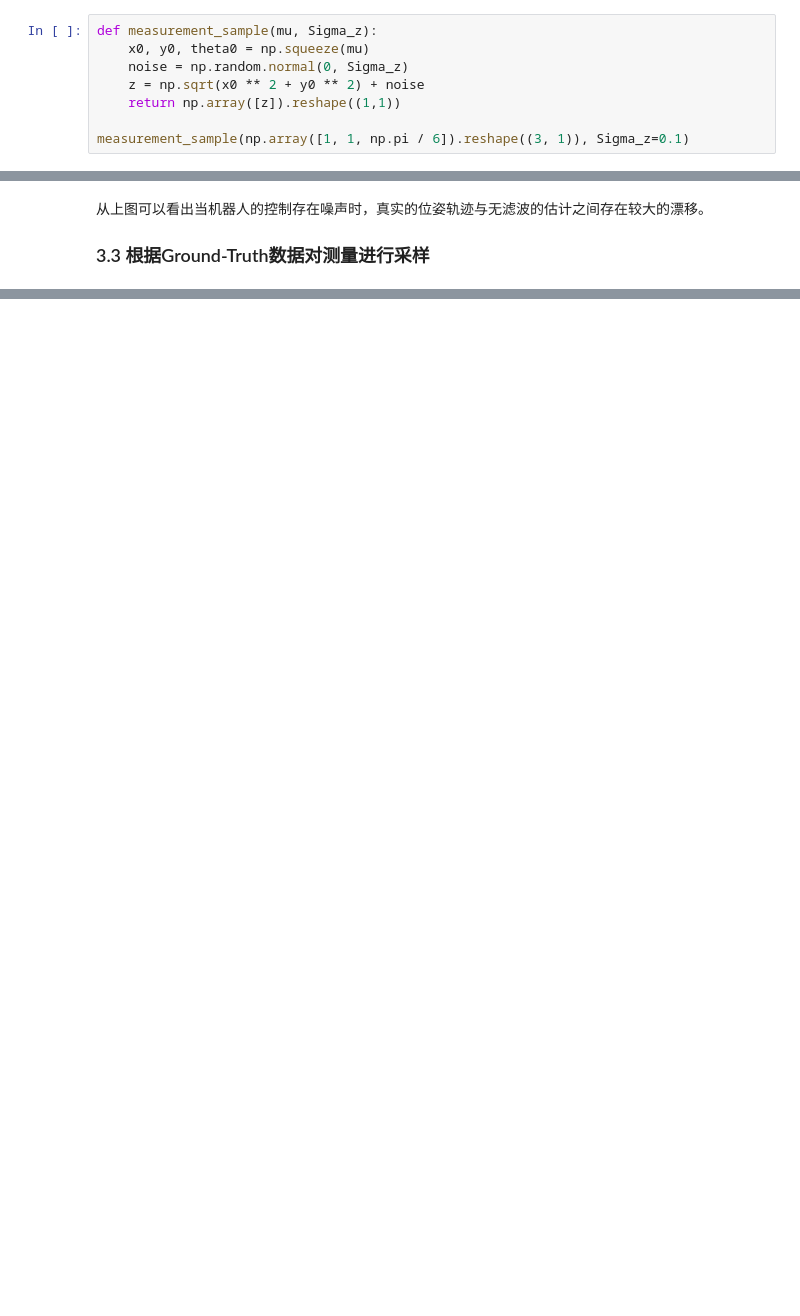
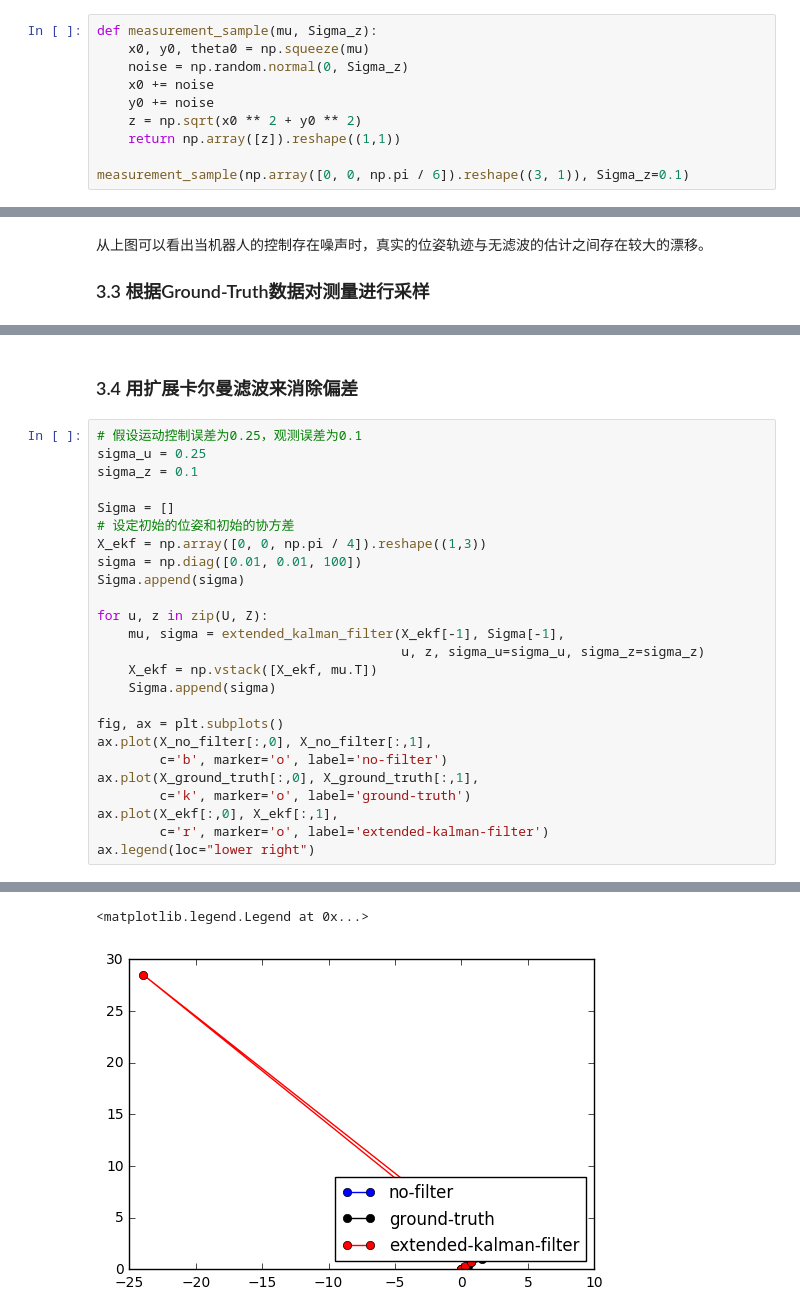
Before and after one commit to liuii/ProbRobotics, a Jupyter notebook: notebooks/01GaussianFileters/ExtendedKalmanFilter.ipynb, the cells around one changed output, grey strips where cells are left out. Drawn from its saved outputs; the diff is of its cells as text; blank space fills up the shorter version.

```diff
--- a/notebooks/01GaussianFileters/ExtendedKalmanFilter.ipynb
+++ b/notebooks/01GaussianFileters/ExtendedKalmanFilter.ipynb
@@ -110,8 +110,10 @@ array([[ 4.4325001 ],
 def measurement_sample(mu, Sigma_z):
     x0, y0, theta0 = np.squeeze(mu)
     noise = np.random.normal(0, Sigma_z)
-    z = np.sqrt(x0 ** 2 + y0 ** 2) + noise
+    x0 += noise
+    y0 += noise
+    z = np.sqrt(x0 ** 2 + y0 ** 2)
     return np.array([z]).reshape((1,1))
 
-measurement_sample(np.array([1, 1, np.pi / 6]).reshape((3, 1)), Sigma_z=0.1)
+measurement_sample(np.array([0, 0, np.pi / 6]).reshape((3, 1)), Sigma_z=0.1)
 # %% [output]
@@ -277,0 +296,28 @@ print(Z)
+# %% [markdown]
+### 3.4 用扩展卡尔曼滤波来消除偏差
+# %%
+# 假设运动控制误差为0.25，观测误差为0.1
+sigma_u = 0.25
+sigma_z = 0.1
+
+Sigma = []
+# 设定初始的位姿和初始的协方差
+X_ekf = np.array([0, 0, np.pi / 4]).reshape((1,3))
+sigma = np.diag([0.01, 0.01, 100])
+Sigma.append(sigma)
+
+for u, z in zip(U, Z):
+    mu, sigma = extended_kalman_filter(X_ekf[-1], Sigma[-1],
+                                       u, z, sigma_u=sigma_u, sigma_z=sigma_z)
+    X_ekf = np.vstack([X_ekf, mu.T])
+    Sigma.append(sigma)
+
+fig, ax = plt.subplots()
+ax.plot(X_no_filter[:,0], X_no_filter[:,1],
+        c='b', marker='o', label='no-filter')
+ax.plot(X_ground_truth[:,0], X_ground_truth[:,1],
+        c='k', marker='o', label='ground-truth')
+ax.plot(X_ekf[:,0], X_ekf[:,1],
+        c='r', marker='o', label='extended-kalman-filter')
+ax.legend(loc="lower right")
+# %% [output]
@@ -277,0 +341,2 @@ print(Z)
+<matplotlib.legend.Legend at 0x...>
+[figure, added]
```
Also changed, not shown: parts of 9 cells of this notebook.
